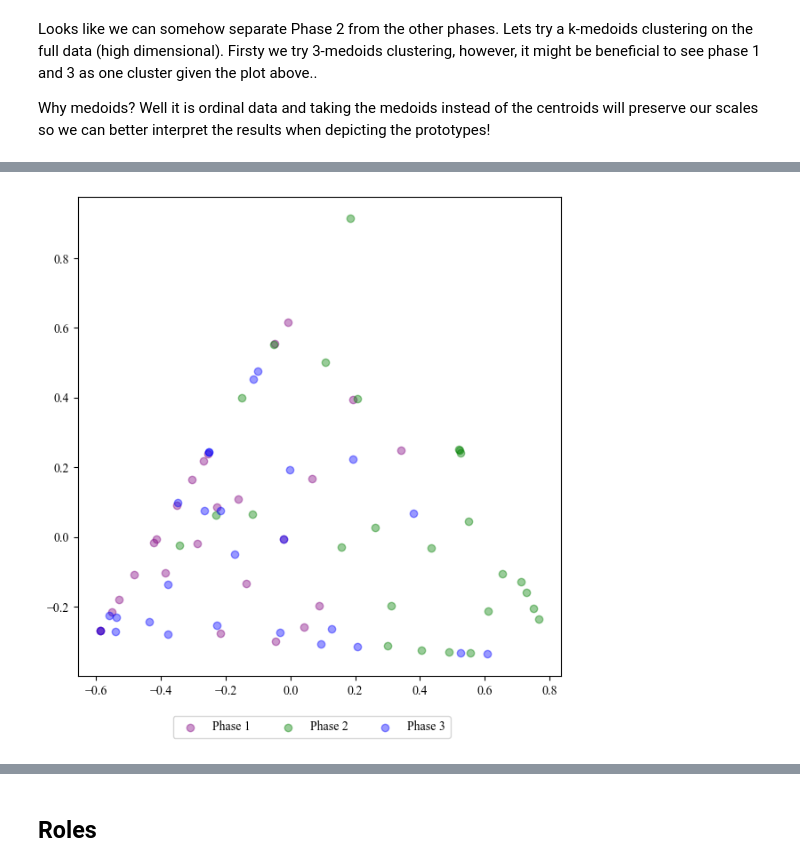
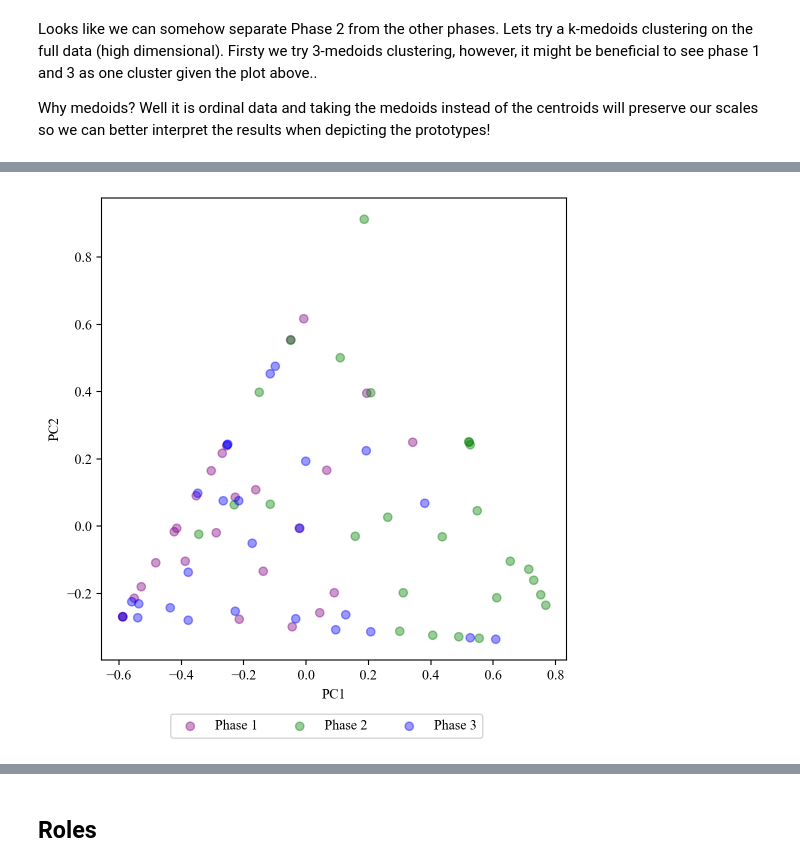
Before and after one commit to Ne0-1/02582_computational_data_analysis, a Jupyter notebook: case2/notebooks/questionnaire_analysis.ipynb, the cells around one changed output, grey strips where cells are left out. Saved outputs shown, nothing was run; the diff lists cells and outputs as text; code cells hidden in the pictures.

```diff
--- a/case2/notebooks/questionnaire_analysis.ipynb
+++ b/case2/notebooks/questionnaire_analysis.ipynb
@@ -135,3 +135,6 @@ cmap = np.empty(len(temp), dtype="<U10")
 cmap[list(temp[temp.phase=='phase1'].index)] = 'purple'
 cmap[list(temp[temp.phase=='phase2'].index)] = 'green'
 cmap[list(temp[temp.phase=='phase3'].index)] = 'blue'
+# %%
+true_labels = matrix.groupby(['phase','participant_ID']).median().reset_index()['phase']
+type(true_labels)
@@ -226,10 +234,37 @@ plt.show()
 from py_pcha import PCHA
 X = np.array(matrix_for_PCA)
 
-XC, S, C, SSE, varexpl = PCHA(X.T, noc=3, delta=0.1)
-STA = np.asarray(S.T) # Added because error for me (Jakob)
+
+
+# ARI/NMI
+from sklearn.metrics import normalized_mutual_info_score
+from sklearn.metrics import adjusted_rand_score
+N = 10
+ARI_AA =[]
+NMI_AA = []
+ARI_KM =[]
+NMI_KM = []
+
+for i in range(N):
+    try:
+        XC, S, C, SSE, varexpl = PCHA(X.T, noc=3, delta=0.1)
+        medoid3 = KMedoids(n_clusters = 3, random_state = i)
+        medoid3.fit(X)
+        S = np.asarray(S) # Added because error for me (Jakob)
+        ARI_AA.append(adjusted_rand_score(true_labels, S.argmax(axis=0)))
+        NMI_AA.append(normalized_mutual_info_score(true_labels, S.argmax(axis=0)))
+        ARI_KM.append(adjusted_rand_score(true_labels, medoid3.labels_))
+        NMI_KM.append(normalized_mutual_info_score(true_labels, medoid3.labels_))
+    except:
+        continue
+print('K=3, PC=2\t|\tN=10\n')
+print(f"ARI (AA): {round(np.mean(ARI_AA), 5)} +- {round(1.96 * (np.std(ARI_AA)/np.sqrt(N)),5)}")
+print(f"NMI (AA): {round(np.mean(NMI_AA), 5)} +- {round(1.96 * (np.std(NMI_AA)/np.sqrt(N)),5)}")
+print("============================================")
+print(f"ARI (KM): {round(np.mean(ARI_KM), 5)} +- {round(1.96 * (np.std(ARI_KM)/np.sqrt(N)),5)}")
+print(f"NMI (KM): {round(np.mean(NMI_KM), 5)} +- {round(1.96 * (np.std(NMI_KM)/np.sqrt(N)),5)}")
 
 #Do PCA to 2-D... We don't lose information as the simplex is on a plane already (nice)
 pca = PCA(n_components=2)
-pca.fit(STA)
-matrix_plot = pca.transform(STA)
+pca.fit(S.T)
+matrix_plot = pca.transform(S.T)
@@ -236,29 +279,31 @@ matrix_plot = pca.transform(STA)
 # %%
-fig, ax = plt.subplots(figsize=(7,7))
+fig, ax = plt.subplots(figsize=(6,6), dpi=200)
 p1, p2, p3 = False, False, False
 for i, color in enumerate(cmap):
     if color == 'purple':
         label = 'Phase 1'
     elif color == 'green':
         label = 'Phase 2'
     elif color == 'blue':
         label = 'Phase 3'
     if p1 == False and label == 'Phase 1':
         p1 = True
         plt.scatter(matrix_plot[i,0], matrix_plot[i,1], color = color, label=label, alpha=0.4)
     elif p2 == False and label == 'Phase 2':
         p2 = True
         plt.scatter(matrix_plot[i,0], matrix_plot[i,1], color = color, label=label, alpha=0.4)
     elif p3 == False and label == 'Phase 3':
         p3 = True
         plt.scatter(matrix_plot[i,0], matrix_plot[i,1], color = color, label=label, alpha=0.4)
     else:
         plt.scatter(matrix_plot[i,0], matrix_plot[i,1], color = color, alpha=0.4)
 #plt.scatter(temp[:,0],temp[:,1], color='red')
-fig.legend(loc='lower center', ncol=3, bbox_to_anchor=(0.5, 0))
+plt.xlabel('PC1')
+plt.ylabel('PC2')
+fig.legend(loc='center', ncol=3, bbox_to_anchor=(0.5, 0))
 plt.show()
 # %% [output]
-[figure, old version]
+[figure, new version]
 # %%
 temp = S.T.argmax(1)
 markers = np.empty(len(temp), dtype='<U10')
```
Also changed, not shown: parts of 12 cells of this notebook.
